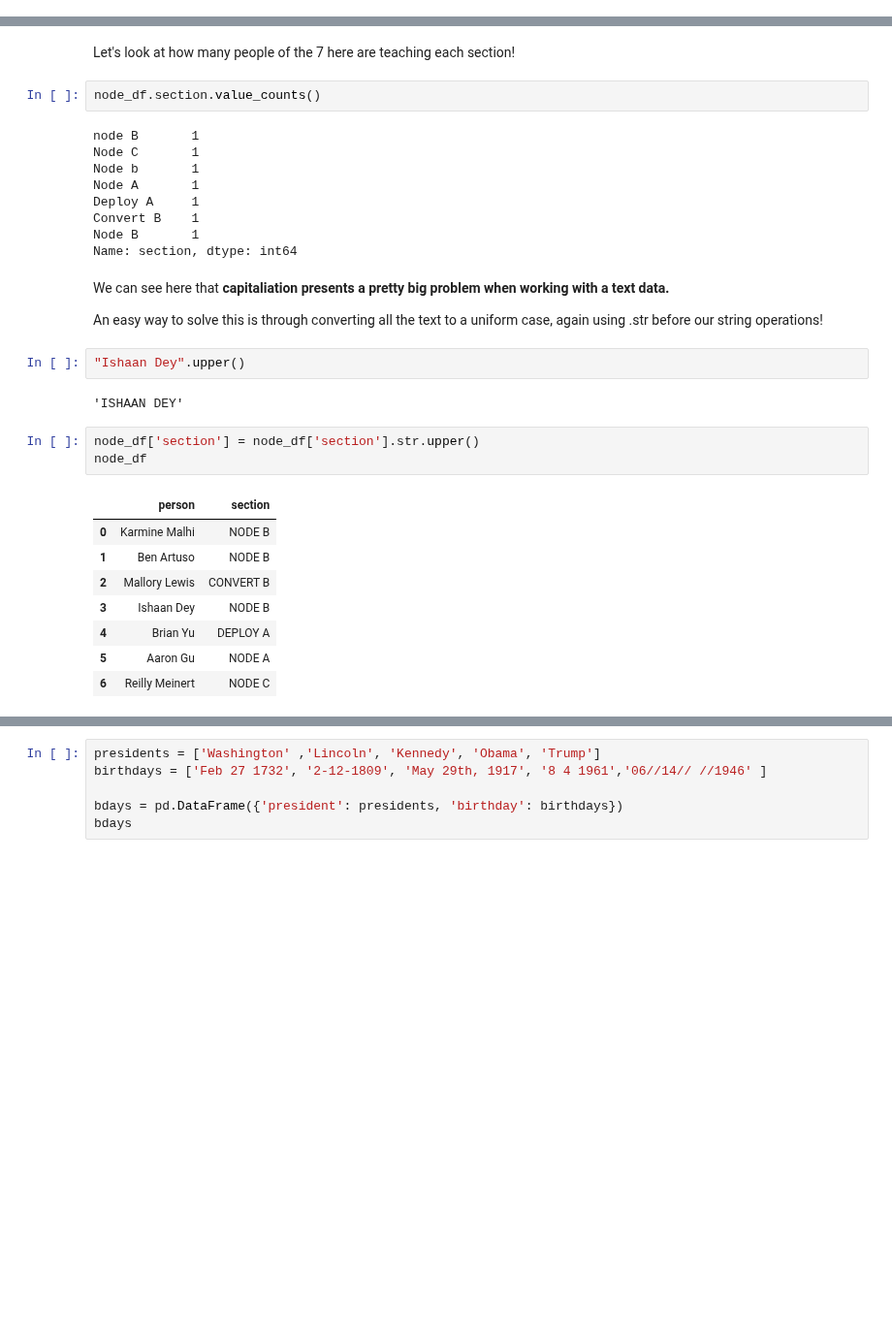
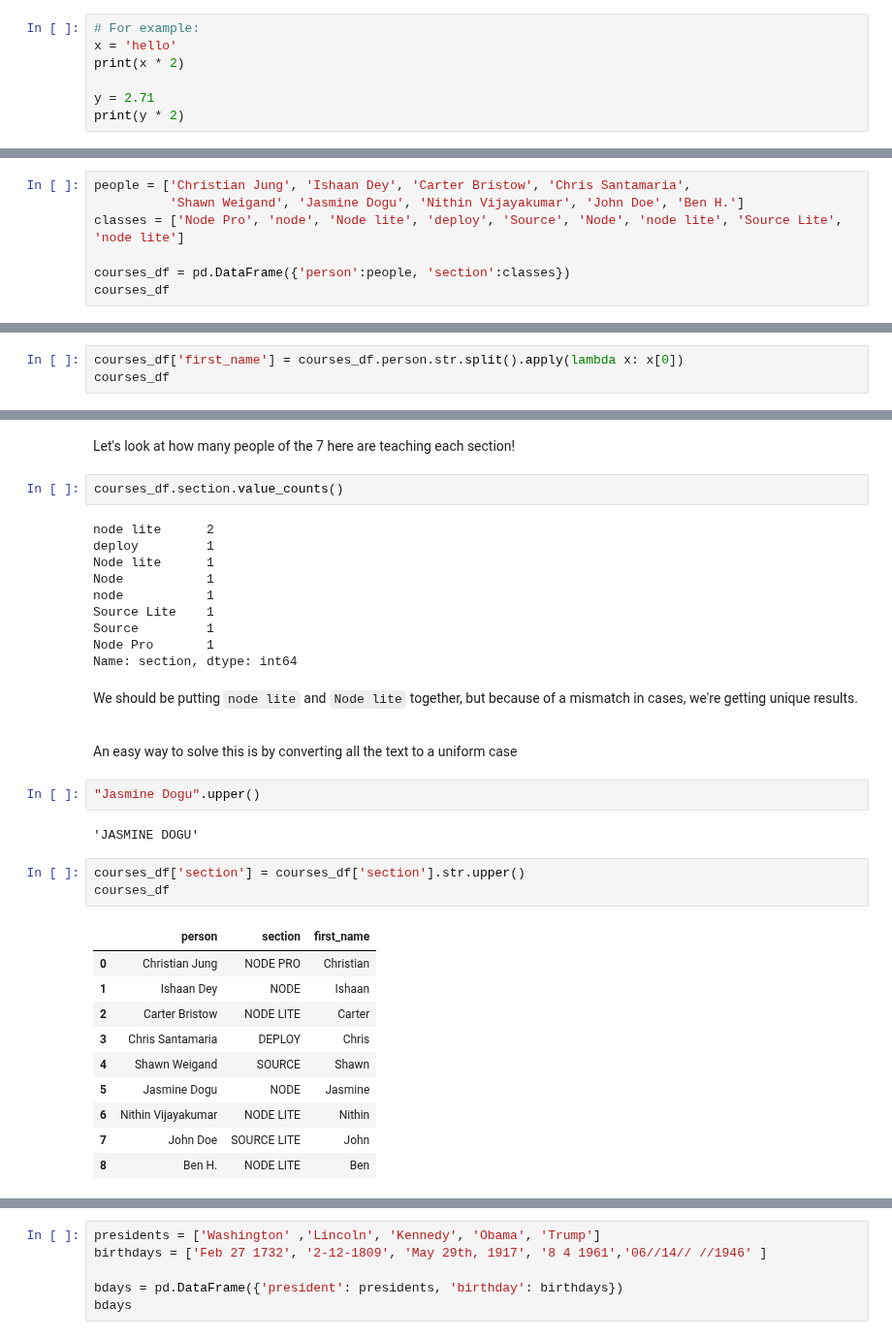
Before and after one commit to ishaandey/node, a Jupyter notebook: week-3/cleaning_key.ipynb, the cells around one changed output, grey strips where cells are left out. Shown at 97% size. Saved outputs shown, nothing was run; the diff lists cells and outputs as text; blank space fills up the shorter version.

```diff
--- a/week-3/cleaning_key.ipynb
+++ b/week-3/cleaning_key.ipynb
@@ -69,0 +85,7 @@ Convert all ratings to a float!
+# %%
+# For example:
+x = 'hello'
+print(x * 2)
+
+y = 2.71
+print(y * 2)
@@ -372,0 +286,7 @@ Name: person, dtype: bool
+# %%
+people = ['Christian Jung', 'Ishaan Dey', 'Carter Bristow', 'Chris Santamaria',
+          'Shawn Weigand', 'Jasmine Dogu', 'Nithin Vijayakumar', 'John Doe', 'Ben H.']
+classes = ['Node Pro', 'node', 'Node lite', 'deploy', 'Source', 'Node', 'node lite', 'Source Lite', 'node lite']
+
+courses_df = pd.DataFrame({'person':people, 'section':classes})
+courses_df
@@ -372,0 +344,3 @@ Name: person, dtype: bool
+# %%
+courses_df['first_name'] = courses_df.person.str.split().apply(lambda x: x[0])
+courses_df
@@ -373,33 +365,36 @@ Name: person, dtype: bool
 # %% [markdown]
 Let's look at how many people of the 7 here are teaching each section!
 # %%
-node_df.section.value_counts()
+courses_df.section.value_counts()
 # %% [output]
-node B       1
-Node C       1
-Node b       1
-Node A       1
-Deploy A     1
-Convert B    1
-Node B       1
+node lite      2
+deploy         1
+Node lite      1
+Node           1
+node           1
+Source Lite    1
+Source         1
+Node Pro       1
 Name: section, dtype: int64
-# %% [markdown]
-We can see here that **capitaliation presents a pretty big problem when working with a text data.**
-
-An easy way to solve this is through converting all the text to a uniform case, again using .str before our string operations!
+# %% [markdown]
+We should be putting `node lite` and `Node lite` together, but because of a mismatch in cases, we're getting unique results.
+
+<br>An easy way to solve this is by converting all the text to a uniform case
 # %%
-"Ishaan Dey".upper()
+"Jasmine Dogu".upper()
 # %% [output]
-'ISHAAN DEY'
+'JASMINE DOGU'
 # %%
-node_df['section'] = node_df['section'].str.upper()
-node_df
+courses_df['section'] = courses_df['section'].str.upper()
+courses_df
 # %% [output]
-|  | person | section |
-| 0 | Karmine Malhi | NODE B |
-| 1 | Ben Artuso | NODE B |
-| 2 | Mallory Lewis | CONVERT B |
-| 3 | Ishaan Dey | NODE B |
-| 4 | Brian Yu | DEPLOY A |
-| 5 | Aaron Gu | NODE A |
-| 6 | Reilly Meinert | NODE C |
+|  | person | section | first_name |
+| 0 | Christian Jung | NODE PRO | Christian |
+| 1 | Ishaan Dey | NODE | Ishaan |
+| 2 | Carter Bristow | NODE LITE | Carter |
+| 3 | Chris Santamaria | DEPLOY | Chris |
+| 4 | Shawn Weigand | SOURCE | Shawn |
+| 5 | Jasmine Dogu | NODE | Jasmine |
+| 6 | Nithin Vijayakumar | NODE LITE | Nithin |
+| 7 | John Doe | SOURCE LITE | John |
+| 8 | Ben H. | NODE LITE | Ben |
```
Also changed, not shown: parts of 158 cells of this notebook.
